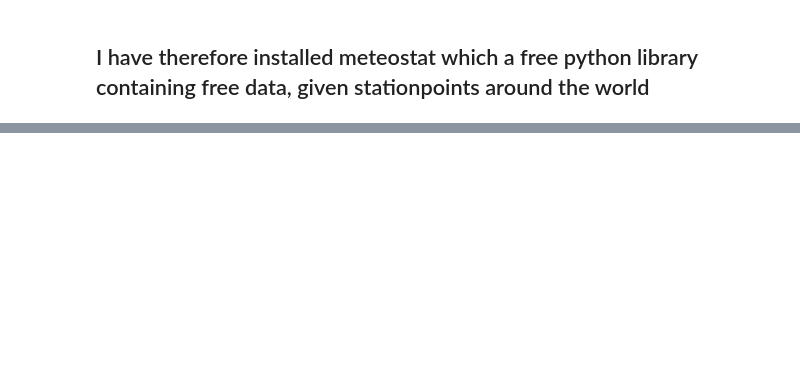
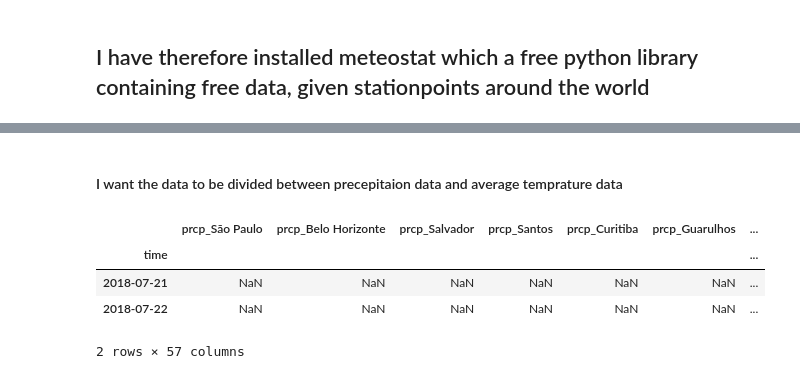
Before and after one commit to maseehfaizan/Project_code, a Jupyter notebook: Master.ipynb, the cells around one changed output, grey strips where cells are left out. Saved outputs shown, nothing was run; the diff lists cells and outputs as text; code cells hidden in the pictures; blank space fills up the shorter version.

```diff
--- a/Master.ipynb
+++ b/Master.ipynb
@@ -45,15 +22,0 @@ cities.head()
-# %%
-# Set time period
-start = datetime(2022, 1, 1)
-end = datetime(2022, 12, 30)
-
-# Get weather station data (e.g., for New York)
-stations = Stations()
-stations = stations.nearby(40.7128, -74.0060)  # Latitude and longitude for New York
-station = stations.fetch(1)  # Fetch closest station
-
-# Fetch daily historical data for the specified station and time period
-data = Daily(station, start, end)
-data = data.fetch()
-
-print(data)
@@ -59,0 +105,18 @@ print(data)
+# %% [markdown]
+#### I want the data to be divided between precepitaion data and average temprature data
+# %%
+prcp_columns = [col for col in wdata.columns if col.startswith('prcp')]
+# Create a new DataFrame with these columns
+prcp_df = wdata[prcp_columns]
+
+tavg_columns = [col for col in wdata.columns if col.startswith('tavg')]
+# Create a new DataFrame with these columns
+tavg_df = wdata[tavg_columns]
+# %%
+prcp_df.head(2)
+# %% [output]
+|  | prcp_São Paulo | prcp_Belo Horizonte | prcp_Salvador | prcp_Santos | prcp_Curitiba | prcp_Guarulhos | ... |
+| time |  |  |  |  |  |  | ... |
+| 2018-07-21 | NaN | NaN | NaN | NaN | NaN | NaN | ... |
+| 2018-07-22 | NaN | NaN | NaN | NaN | NaN | NaN | ... |
+2 rows × 57 columns
```
Also changed, not shown: parts of 17 cells of this notebook.
